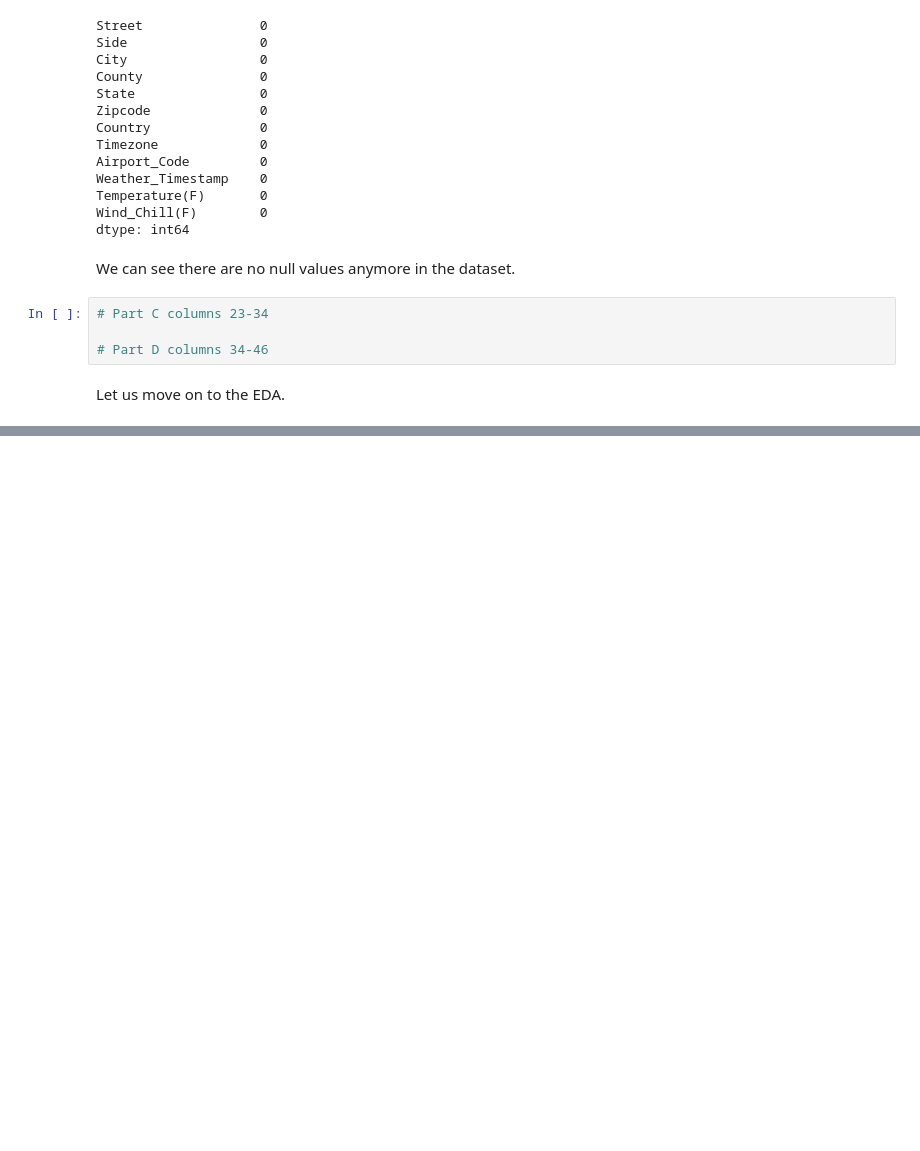
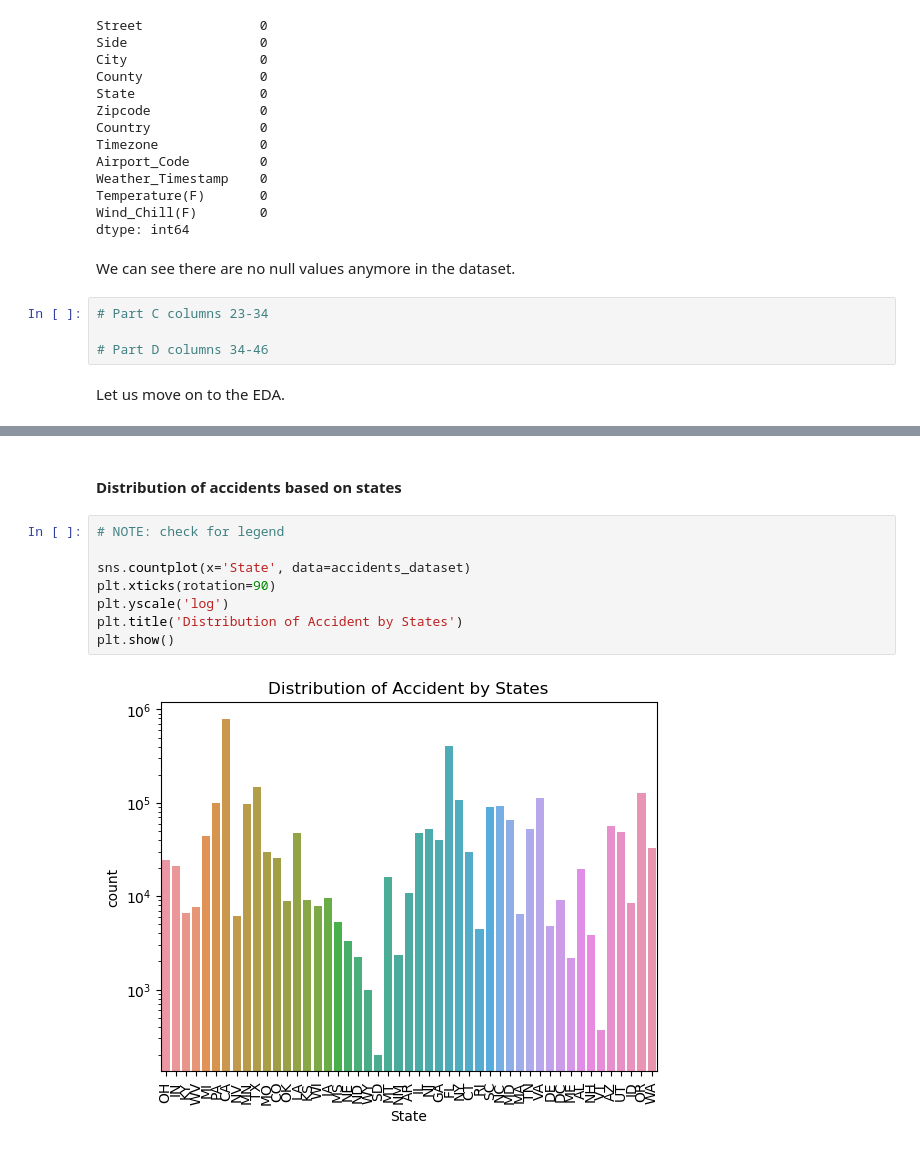
Before and after one commit to avantidorle/IDMP-Project, a Jupyter notebook: IDMP Project.ipynb, the cells around one changed output, grey strips where cells are left out. Saved outputs shown, nothing was run; the diff lists cells and outputs as text; blank space fills up the shorter version.

```diff
--- a/IDMP Project.ipynb
+++ b/IDMP Project.ipynb
@@ -174,0 +199,12 @@ Let us move on to the EDA.
+# %% [markdown]
+#### Distribution of accidents based on states
+# %%
+# NOTE: check for legend
+
+sns.countplot(x='State', data=accidents_dataset)
+plt.xticks(rotation=90)
+plt.yscale('log')
+plt.title('Distribution of Accident by States')
+plt.show()
+# %% [output]
+[figure, added]
```
Also changed, not shown: parts of 8 cells of this notebook.
